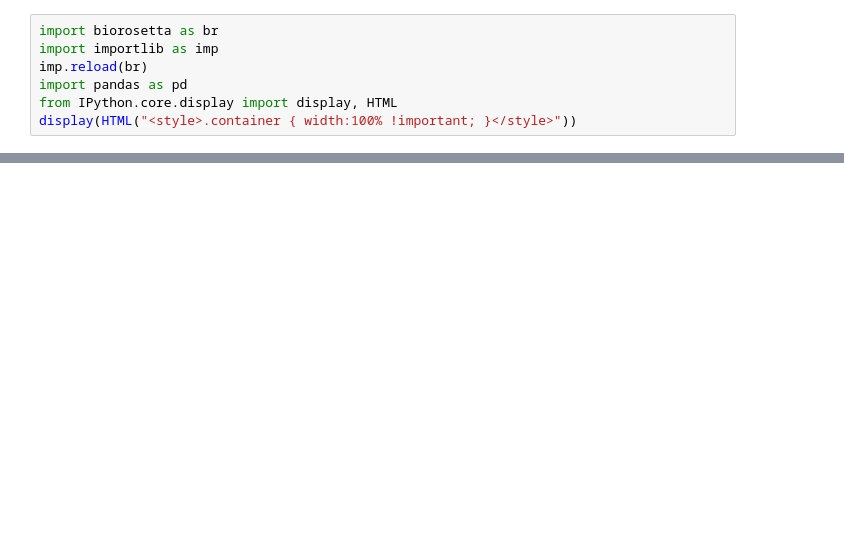
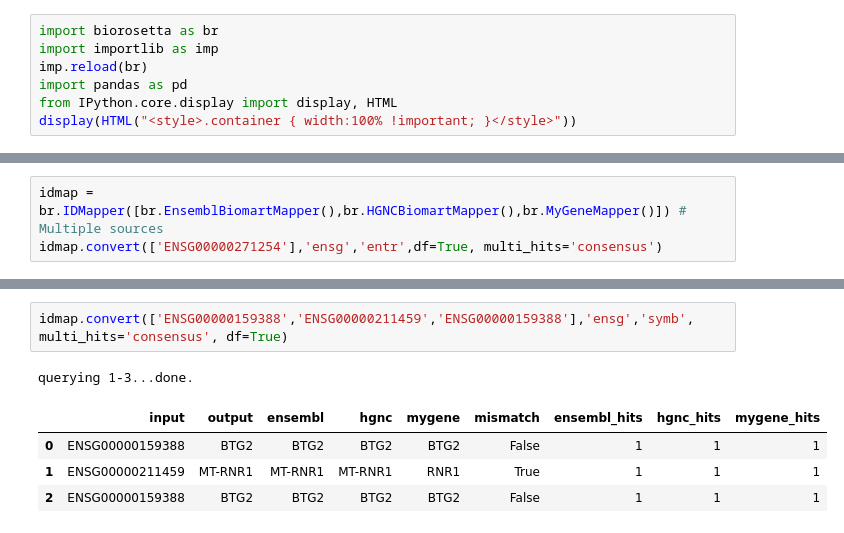
Before and after one commit to reemagit/biorosetta, a Jupyter notebook: test_package.ipynb, the cells around one changed output, grey strips where cells are left out. Drawn from its saved outputs; the diff is of its cells as text; blank space fills up the shorter version.

```diff
--- a/test_package.ipynb
+++ b/test_package.ipynb
@@ -73,0 +81,3 @@ ipdb> exit
+# %%
+idmap = br.IDMapper([br.EnsemblBiomartMapper(),br.HGNCBiomartMapper(),br.MyGeneMapper()]) # Multiple sources
+idmap.convert(['ENSG00000271254'],'ensg','entr',df=True, multi_hits='consensus')
@@ -73,0 +120,8 @@ ipdb> exit
+# %%
+idmap.convert(['ENSG00000159388','ENSG00000211459','ENSG00000159388'],'ensg','symb', multi_hits='consensus', df=True)
+# %% [output]
+querying 1-3...done.
+|  | input | output | ensembl | hgnc | mygene | mismatch | ensembl_hits | hgnc_hits | mygene_hits |
+| 0 | ENSG00000159388 | BTG2 | BTG2 | BTG2 | BTG2 | False | 1 | 1 | 1 |
+| 1 | ENSG00000211459 | MT-RNR1 | MT-RNR1 | MT-RNR1 | RNR1 | True | 1 | 1 | 1 |
+| 2 | ENSG00000159388 | BTG2 | BTG2 | BTG2 | BTG2 | False | 1 | 1 | 1 |
```
Also changed, not shown: parts of 21 cells of this notebook, 2 other files.
